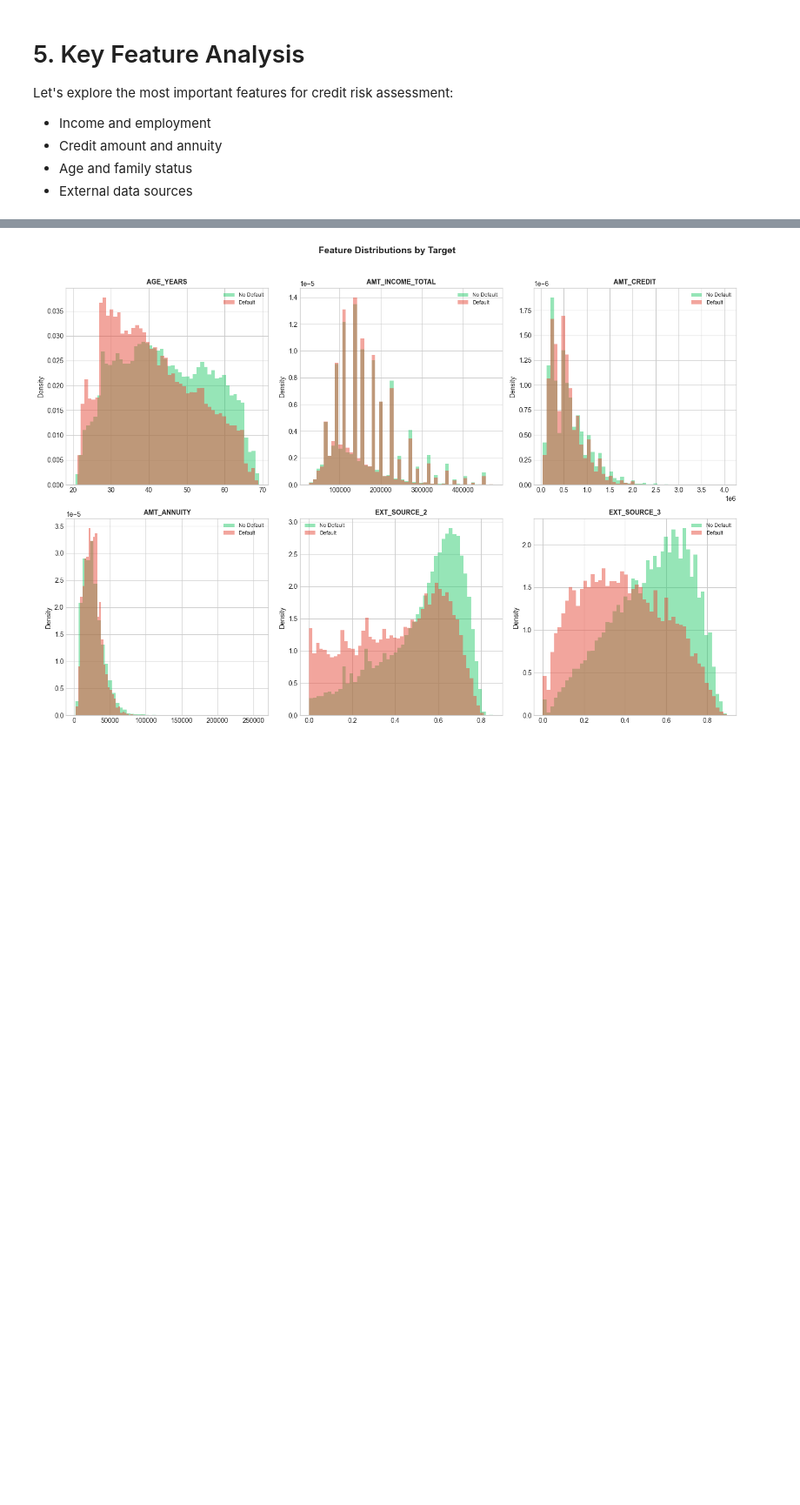
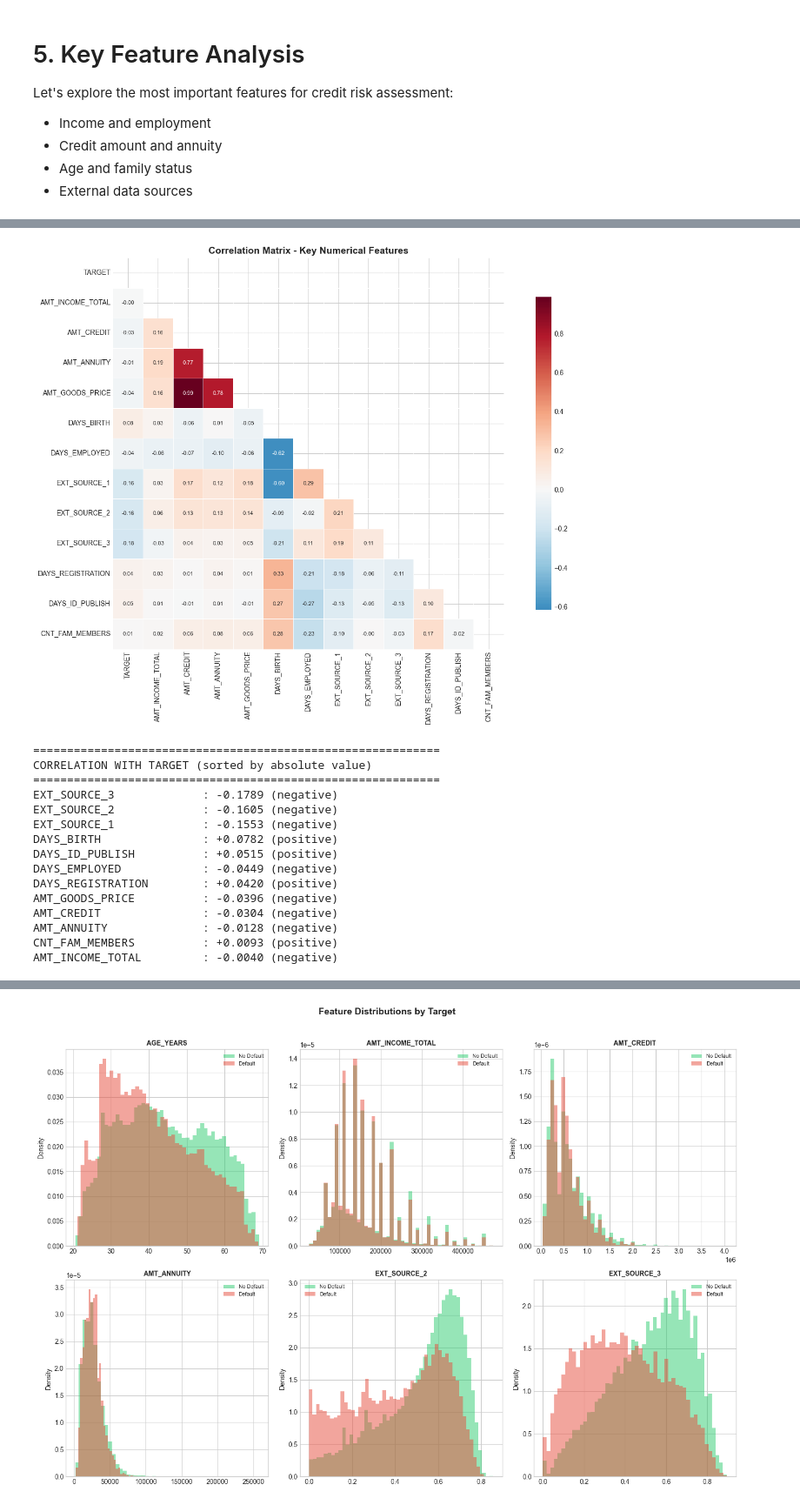
Before and after one commit to JuanCRuizA/credit-risk-early-warning-system, a Jupyter notebook: notebooks/01_eda.ipynb, the cells around one changed output, grey strips where cells are left out. Shown at 87% size. Saved outputs shown, nothing was run; the diff lists cells and outputs as text; code cells hidden in the pictures; blank space fills up the shorter version.

```diff
--- a/notebooks/01_eda.ipynb
+++ b/notebooks/01_eda.ipynb
@@ -1048,0 +1251,74 @@ KEY FEATURES STATISTICS
+# %%
+# =============================================================================
+# CORRELATION HEATMAP FOR KEY NUMERICAL FEATURES
+# =============================================================================
+
+# Select key numerical features for correlation analysis
+key_numeric_features = [
+    'TARGET',
+    'AMT_INCOME_TOTAL',
+    'AMT_CREDIT',
+    'AMT_ANNUITY',
+    'AMT_GOODS_PRICE',
+    'DAYS_BIRTH',
+    'DAYS_EMPLOYED',
+    'EXT_SOURCE_1',
+    'EXT_SOURCE_2',
+    'EXT_SOURCE_3',
+    'DAYS_REGISTRATION',
+    'DAYS_ID_PUBLISH',
+    'CNT_FAM_MEMBERS'
+]
+
+# Calculate correlation matrix
+corr_matrix = df[key_numeric_features].corr()
+
+# Create heatmap
+fig, ax = plt.subplots(figsize=(14, 10))
+mask = np.triu(np.ones_like(corr_matrix, dtype=bool))  # Mask upper triangle
+
+sns.heatmap(
+    corr_matrix,
+    mask=mask,
+    annot=True,
+    fmt='.2f',
+    cmap='RdBu_r',
+    center=0,
+    square=True,
+    linewidths=0.5,
+    cbar_kws={'shrink': 0.8},
+    ax=ax,
+    annot_kws={'size': 8}
+)
+
+ax.set_title('Correlation Matrix - Key Numerical Features', fontsize=14, fontweight='bold')
+plt.tight_layout()
+plt.savefig(PROJECT_ROOT / 'reports' / 'correlation_heatmap.png', dpi=150, bbox_inches='tight')
+plt.show()
+
+# Print correlations with TARGET
+print("=" * 60)
+print("CORRELATION WITH TARGET (sorted by absolute value)")
+print("=" * 60)
+target_corr = corr_matrix['TARGET'].drop('TARGET').abs().sort_values(ascending=False)
+for feature, corr in target_corr.items():
+    actual_corr = corr_matrix.loc[feature, 'TARGET']
+    direction = "negative" if actual_corr < 0 else "positive"
+    print(f"{feature:25s}: {actual_corr:+.4f} ({direction})")
+# %% [output]
+[figure, added]
+============================================================
+CORRELATION WITH TARGET (sorted by absolute value)
+============================================================
+EXT_SOURCE_3             : -0.1789 (negative)
+EXT_SOURCE_2             : -0.1605 (negative)
+EXT_SOURCE_1             : -0.1553 (negative)
+DAYS_BIRTH               : +0.0782 (positive)
+DAYS_ID_PUBLISH          : +0.0515 (positive)
+DAYS_EMPLOYED            : -0.0449 (negative)
+DAYS_REGISTRATION        : +0.0420 (positive)
+AMT_GOODS_PRICE          : -0.0396 (negative)
+AMT_CREDIT               : -0.0304 (negative)
+AMT_ANNUITY              : -0.0128 (negative)
+CNT_FAM_MEMBERS          : +0.0093 (positive)
+AMT_INCOME_TOTAL         : -0.0040 (negative)
```
Also changed, not shown: parts of 18 cells of this notebook, 26 other files.
